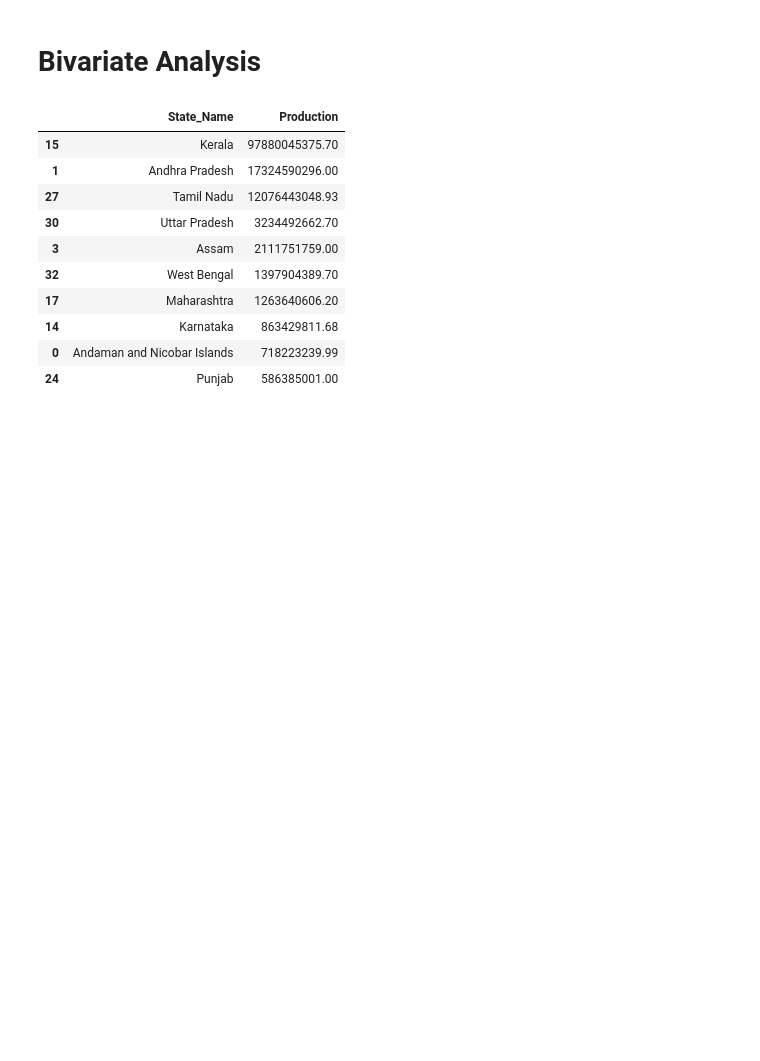
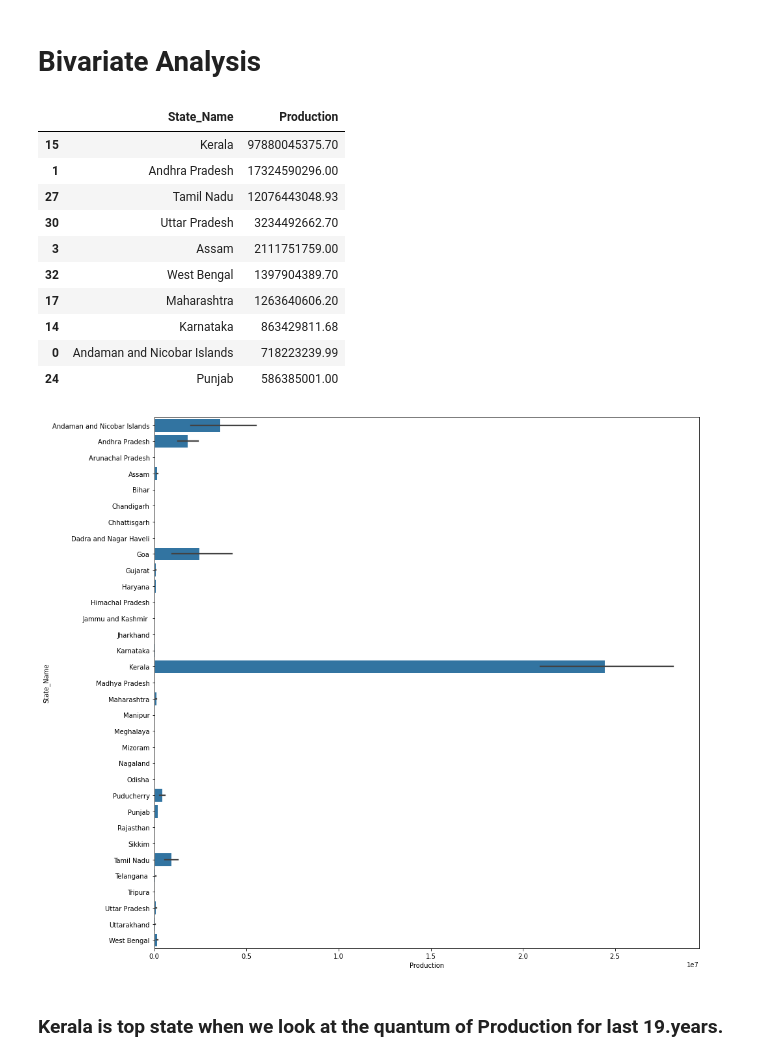
Before and after one commit to DataWizard-Yash/analysis-of-crop-production-in-india, a Jupyter notebook: understanding_data.ipynb, the cells around one changed output. Saved outputs shown, nothing was run; the diff lists cells and outputs as text; code cells hidden in the pictures; blank space fills up the shorter version.

```diff
--- a/understanding_data.ipynb
+++ b/understanding_data.ipynb
@@ -423,3 +423,10 @@ Prod
 | 14 | Karnataka | 863429811.68 |
 | 0 | Andaman and Nicobar Islands | 718223239.99 |
 | 24 | Punjab | 586385001.00 |
+# %%
+plt.figure(figsize= (15,15))
+sns.barplot(x=df['Production'],y= df["State_Name"], orient='h');
+# %% [output]
+[figure, added]
+# %% [markdown]
+### Kerala is top state when we look at the quantum of Production for last 19.years.
```
Also changed, not shown: parts of 37 cells of this notebook.
